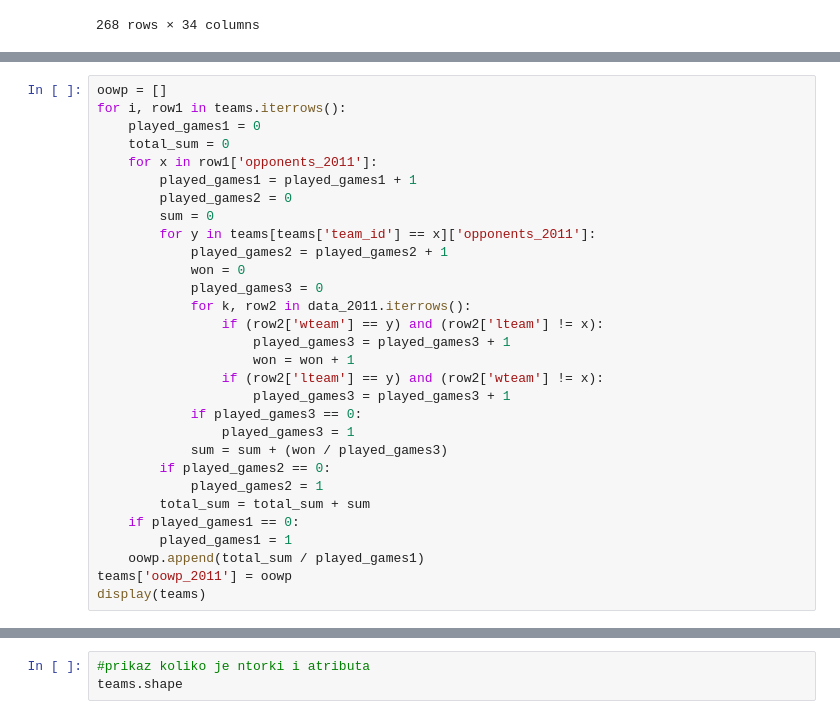
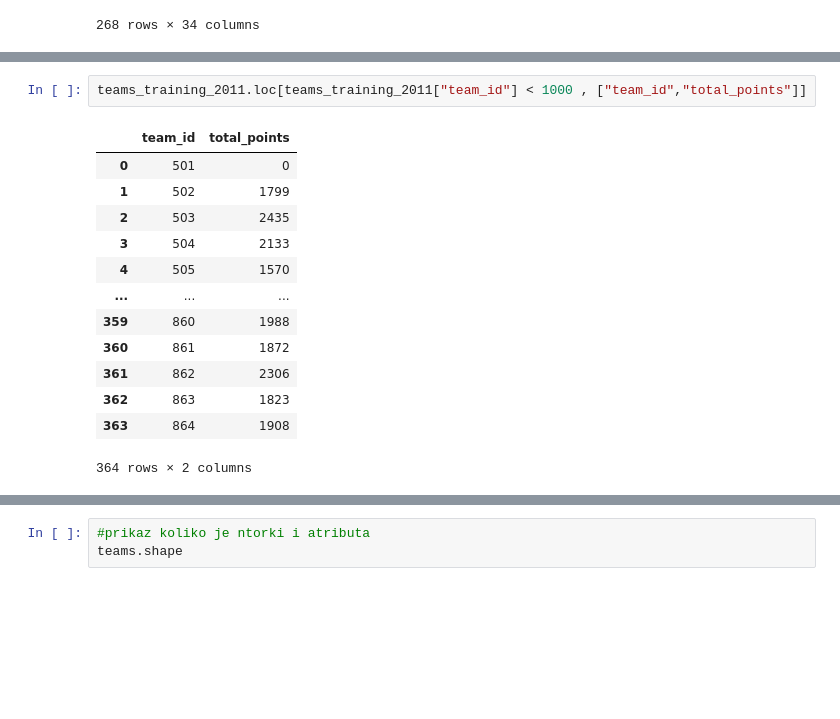
Before and after one commit to mz52501/marko_zura_uuzop_project_notebook, a Jupyter notebook: Uuzop_project.ipynb, the cells around one changed output, grey strips where cells are left out. Saved outputs shown, nothing was run; the diff lists cells and outputs as text; blank space fills up the shorter version.

```diff
--- a/Uuzop_project.ipynb
+++ b/Uuzop_project.ipynb
@@ -537,30 +77,0 @@ teams['owp_2014'] = owp
-# %%
-oowp = []
-for i, row1 in teams.iterrows():
-    played_games1 = 0
-    total_sum = 0
-    for x in row1['opponents_2011']:
-        played_games1 = played_games1 + 1
-        played_games2 = 0
-        sum = 0
-        for y in teams[teams['team_id'] == x]['opponents_2011']:
-            played_games2 = played_games2 + 1
-            won = 0
-            played_games3 = 0
-            for k, row2 in data_2011.iterrows():
-                if (row2['wteam'] == y) and (row2['lteam'] != x):
-                    played_games3 = played_games3 + 1
-                    won = won + 1
-                if (row2['lteam'] == y) and (row2['wteam'] != x):
-                    played_games3 = played_games3 + 1
-            if played_games3 == 0:
-                played_games3 = 1
-            sum = sum + (won / played_games3)
-        if played_games2 == 0:
-            played_games2 = 1
-        total_sum = total_sum + sum
-    if played_games1 == 0:
-        played_games1 = 1
-    oowp.append(total_sum / played_games1)
-teams['oowp_2011'] = oowp
-display(teams)
@@ -653,0 +528,16 @@ display(wteams)
+# %%
+teams_training_2011.loc[teams_training_2011["team_id"] < 1000 , ["team_id","total_points"]]
+# %% [output]
+|  | team_id | total_points |
+| 0 | 501 | 0 |
+| 1 | 502 | 1799 |
+| 2 | 503 | 2435 |
+| 3 | 504 | 2133 |
+| 4 | 505 | 1570 |
+| ... | ... | ... |
+| 359 | 860 | 1988 |
+| 360 | 861 | 1872 |
+| 361 | 862 | 2306 |
+| 362 | 863 | 1823 |
+| 363 | 864 | 1908 |
+364 rows × 2 columns
```
Also changed, not shown: parts of 26 cells of this notebook.
